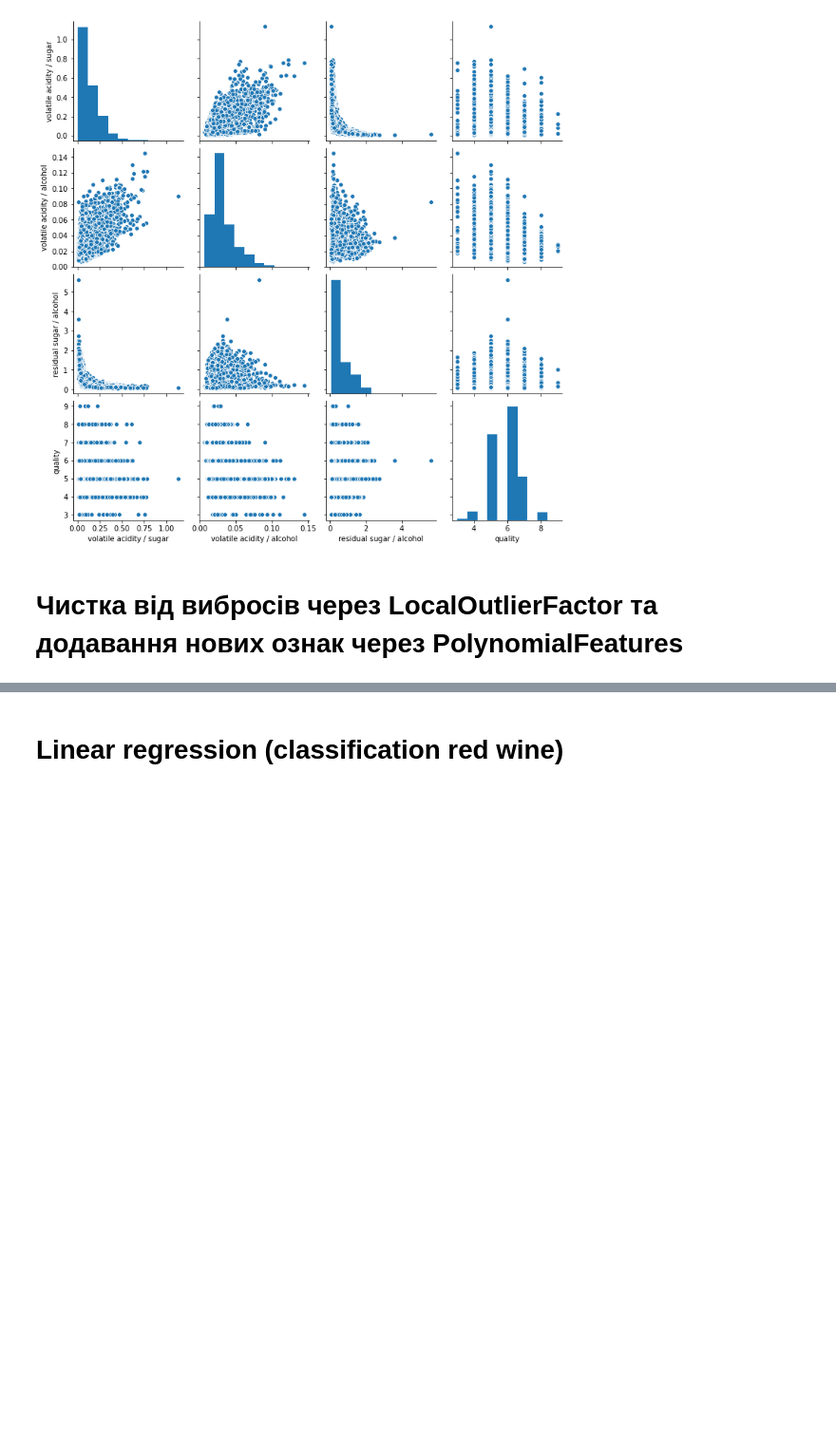
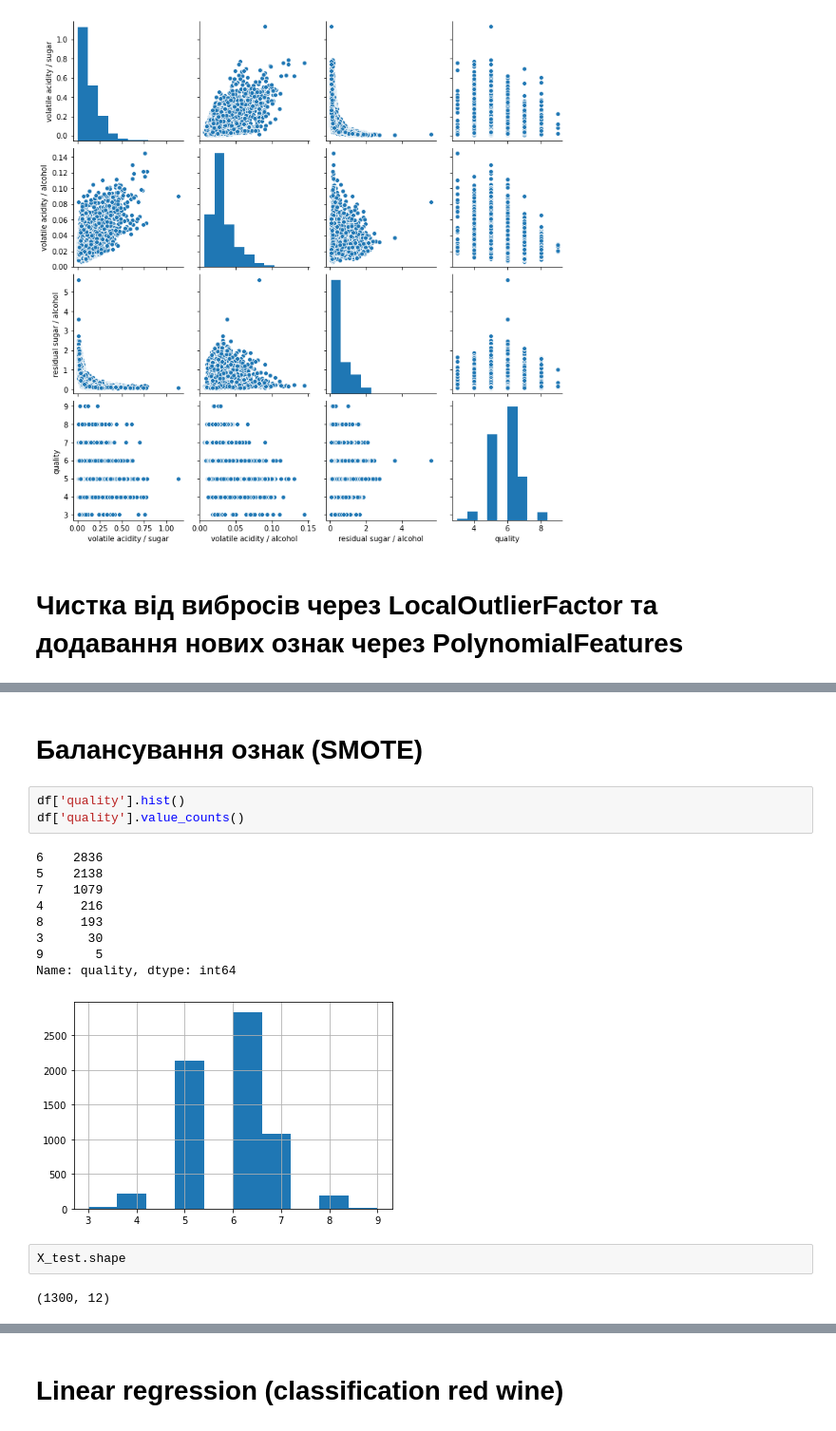
Before and after one commit to simon-torm/geekhub-ds-2020, a Jupyter notebook: HW8. Wine quality models/main.ipynb, the cells around one changed output, grey strips where cells are left out. Shown at 95% size. Drawn from its saved outputs; the diff is of its cells as text; blank space fills up the shorter version.

Commit message:
Added SMOTE method

```diff
--- a/HW8. Wine quality models/main.ipynb
+++ b/HW8. Wine quality models/main.ipynb
@@ -327,0 +321,19 @@ dtype: float64
+# %% [markdown]
+# Балансування ознак (SMOTE)
+# %%
+df['quality'].hist()
+df['quality'].value_counts()
+# %% [output]
+6    2836
+5    2138
+7    1079
+4     216
+8     193
+3      30
+9       5
+Name: quality, dtype: int64
+[figure, added]
+# %%
+X_test.shape
+# %% [output]
+(1300, 12)
```
Also changed, not shown: parts of 13 cells of this notebook.
